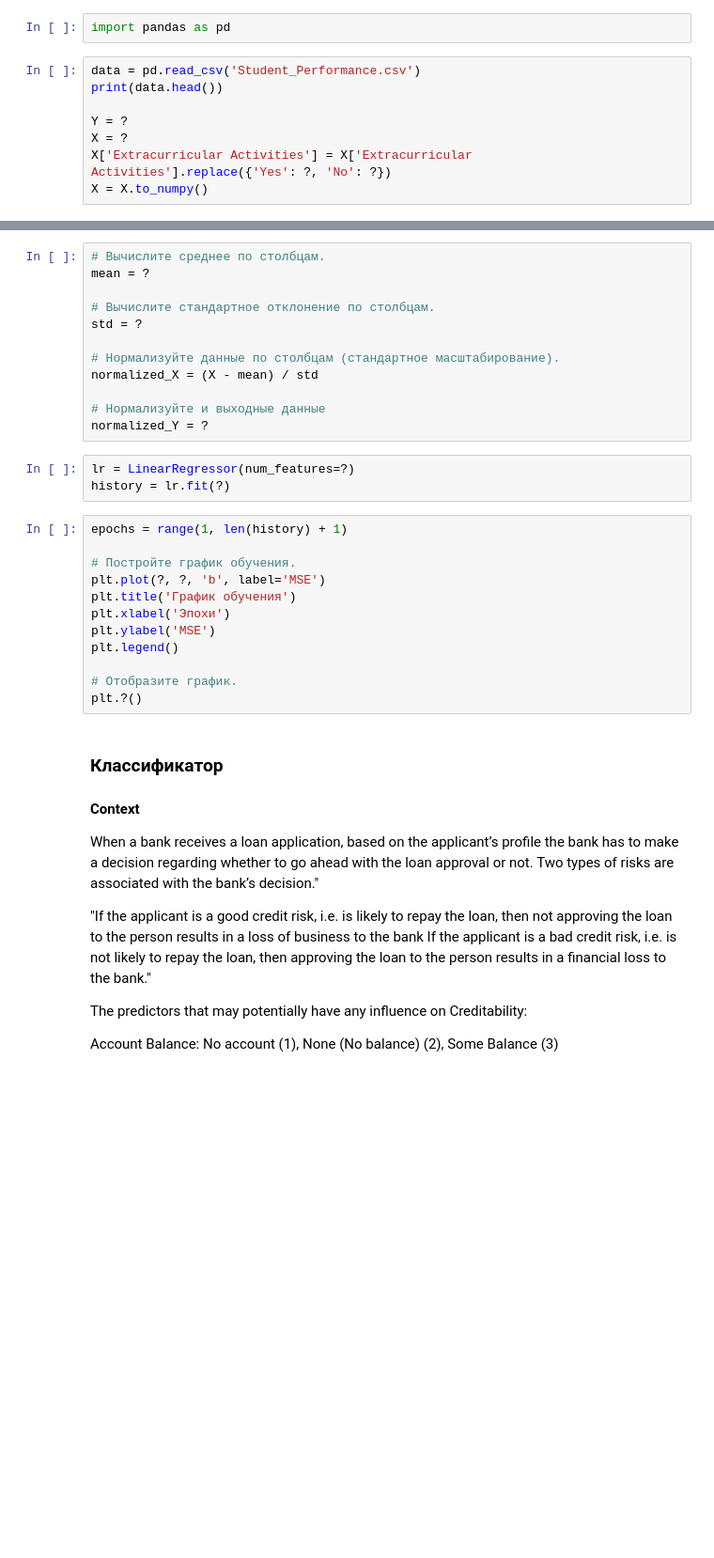
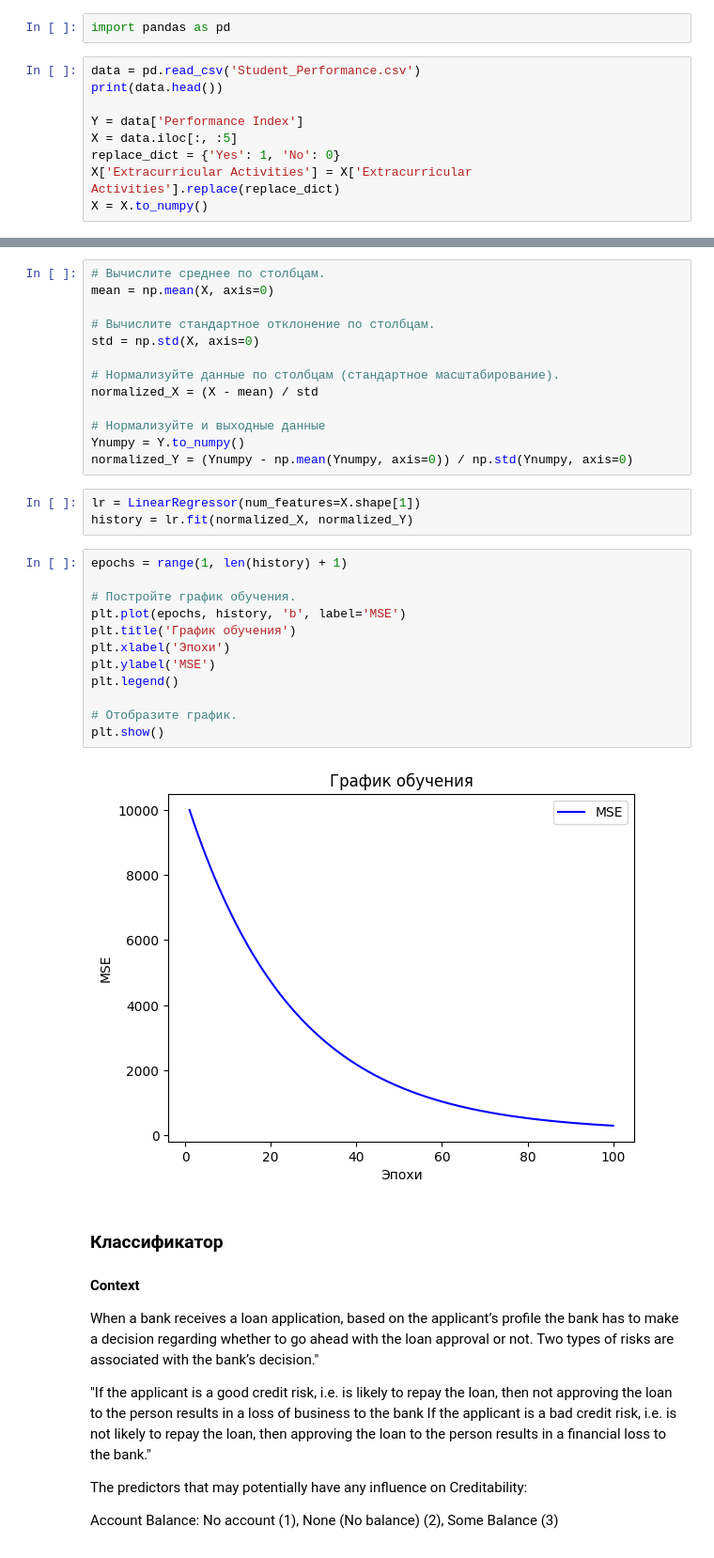
Before and after one commit to ibatuloff/MLcourse, a Jupyter notebook: lab3/Линейная модель и градиентный спуск.ipynb, the cells around one changed output, grey strips where cells are left out. Shown at 94% size. Saved outputs shown, nothing was run; the diff lists cells and outputs as text; blank space fills up the shorter version.

Commit message:
models checked, created plot

```diff
--- a/lab3/Линейная модель и градиентный спуск.ipynb
+++ b/lab3/Линейная модель и градиентный спуск.ipynb
@@ -161,7 +161,8 @@ import pandas as pd
 data = pd.read_csv('Student_Performance.csv')
 print(data.head())
 
-Y = ?
-X = ?
-X['Extracurricular Activities'] = X['Extracurricular Activities'].replace({'Yes': ?, 'No': ?})
+Y = data['Performance Index']
+X = data.iloc[:, :5]
+replace_dict = {'Yes': 1, 'No': 0}
+X['Extracurricular Activities'] = X['Extracurricular Activities'].replace(replace_dict)
 X = X.to_numpy()
@@ -168,30 +183,33 @@ X = X.to_numpy()
 # %%
 # Вычислите среднее по столбцам.
-mean = ?
+mean = np.mean(X, axis=0)
 
 # Вычислите стандартное отклонение по столбцам.
-std = ?
+std = np.std(X, axis=0)
 
 # Нормализуйте данные по столбцам (стандартное масштабирование).
 normalized_X = (X - mean) / std
 
 # Нормализуйте и выходные данные
-normalized_Y = ?
+Ynumpy = Y.to_numpy()
+normalized_Y = (Ynumpy - np.mean(Ynumpy, axis=0)) / np.std(Ynumpy, axis=0)
 # %%
-lr = LinearRegressor(num_features=?)
-history = lr.fit(?)
+lr = LinearRegressor(num_features=X.shape[1])
+history = lr.fit(normalized_X, normalized_Y)
 # %%
 epochs = range(1, len(history) + 1)
 
 # Постройте график обучения.
-plt.plot(?, ?, 'b', label='MSE')
+plt.plot(epochs, history, 'b', label='MSE')
 plt.title('График обучения')
 plt.xlabel('Эпохи')
 plt.ylabel('MSE')
 plt.legend()
 
 # Отобразите график.
-plt.?()
+plt.show()
+# %% [output]
+[figure, added]
 # %% [markdown]
 ### Классификатор
 #### Context
```
Also changed, not shown: parts of 1 cell of this notebook.
